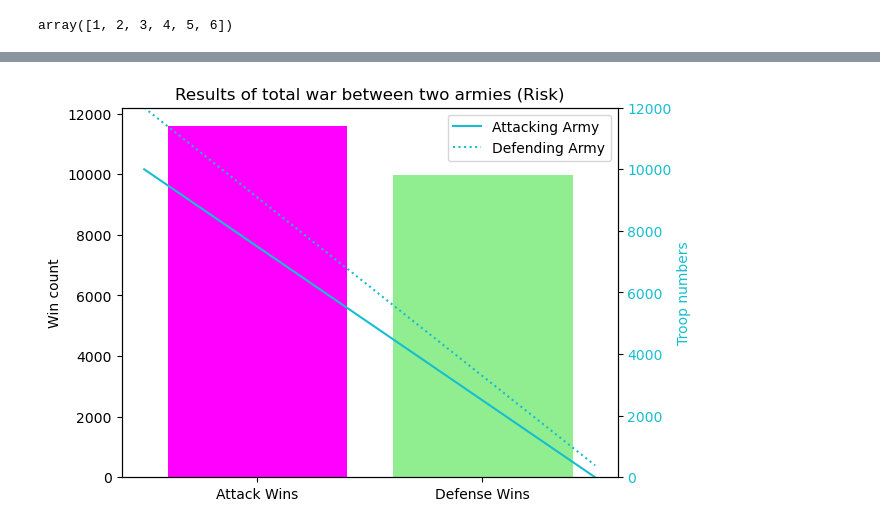
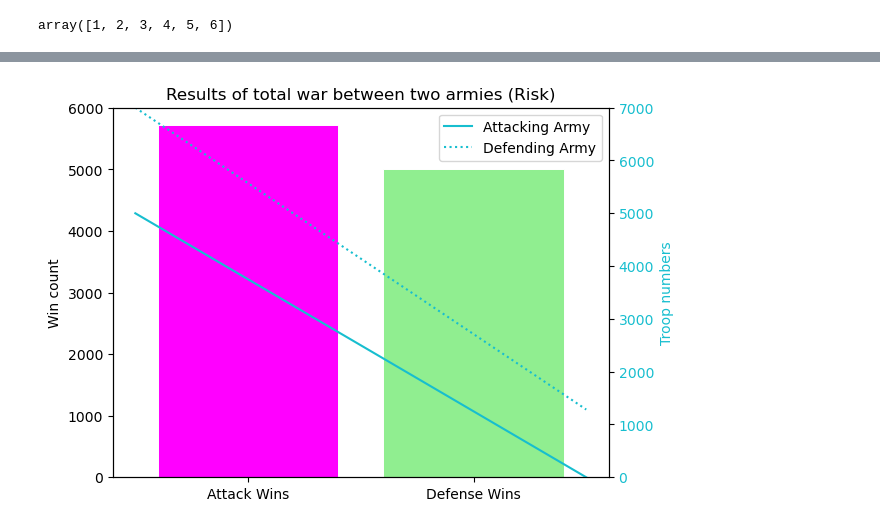
Before and after one commit to NiallRussell/PDFA-assignments, a Jupyter notebook: assignment_5_risk.ipynb, the cells around one changed output, grey strips where cells are left out. Saved outputs shown, nothing was run; the diff lists cells and outputs as text; code cells hidden in the pictures.

```diff
--- a/assignment_5_risk.ipynb
+++ b/assignment_5_risk.ipynb
@@ -121,7 +121,7 @@ def results_war(attacking_army, defending_army):
 
     plt.title("Results of total war between two armies (Risk)")
     plt.show()
-# %%
-results_war(10000,12000)
-# %% [output]
-[figure, removed]
+# %%
+results_war(5000,7000)
+# %% [output]
+[figure, added]
```
Also changed, not shown: parts of 1 cell of this notebook, 3 other files.
